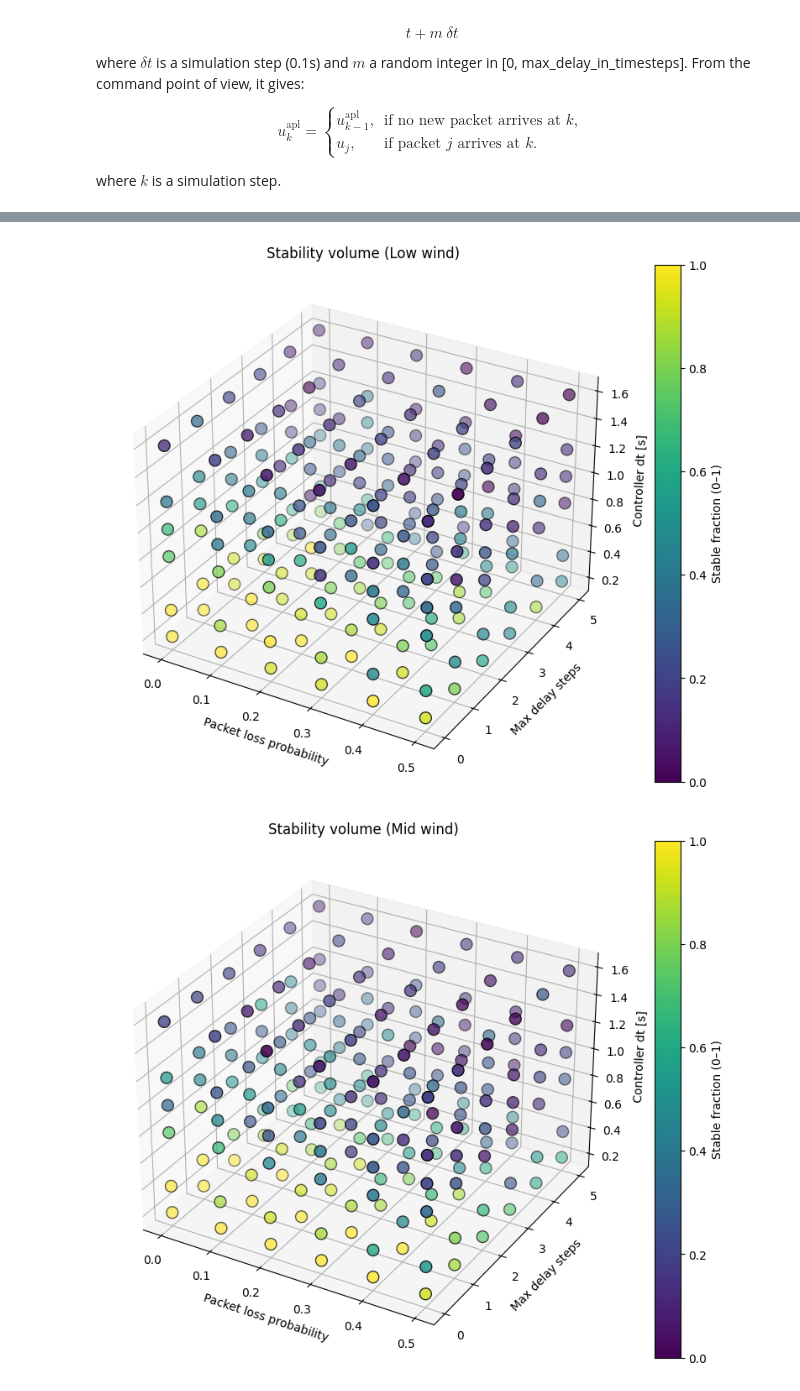
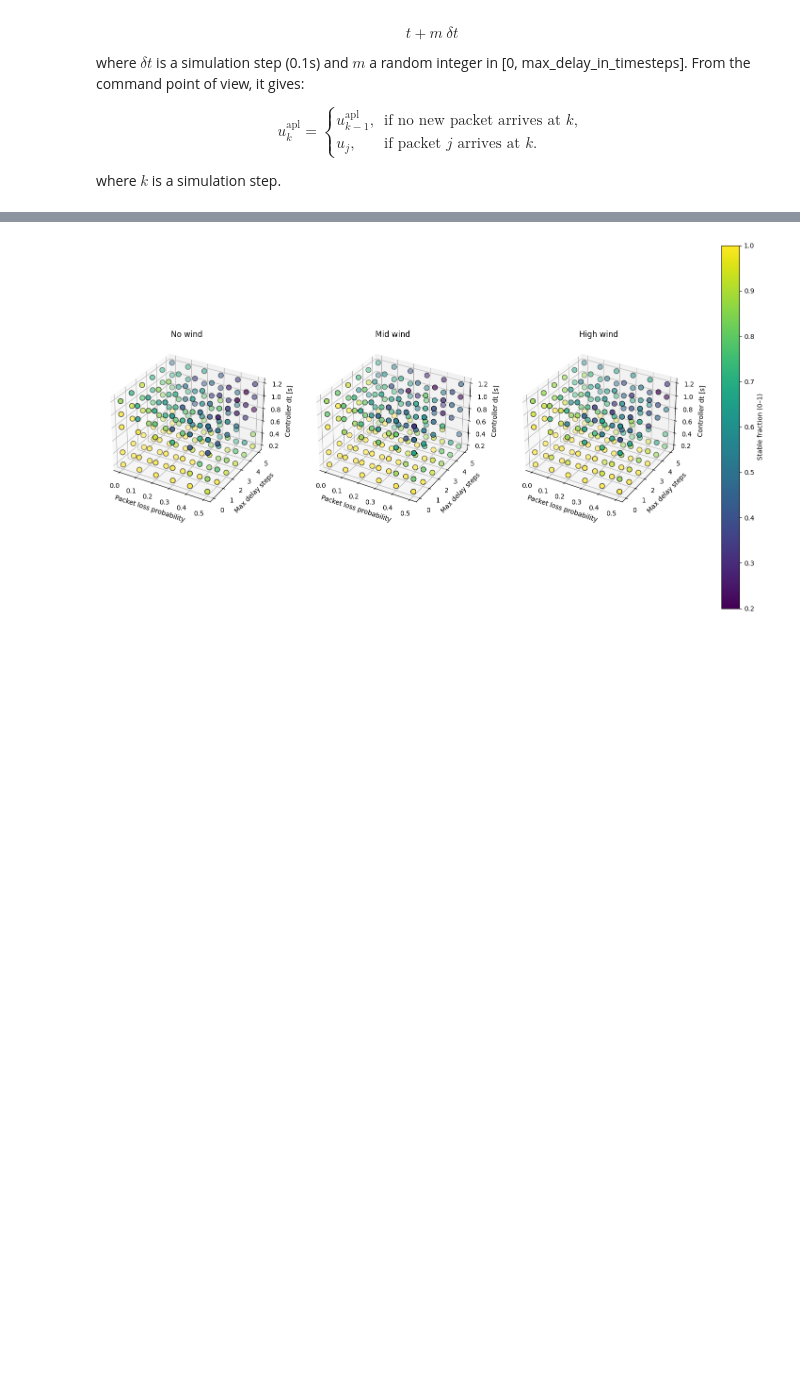
Before and after one commit to cetiennec/etiennechassaing.github.io, a Jupyter notebook: static/book/_sources/drone_delayed_control/case_study.ipynb, the cells around one changed output, grey strips where cells are left out. Saved outputs shown, nothing was run; the diff lists cells and outputs as text; code cells hidden in the pictures; blank space fills up the shorter version.

Commit message:
See if 3d plots appear

```diff
--- a/static/book/_sources/drone_delayed_control/case_study.ipynb
+++ b/static/book/_sources/drone_delayed_control/case_study.ipynb
@@ -490,18 +570,27 @@ for i in range(0,3):
 # %%
 from PidEval import sweep_parameters, plot_stability_volume
+import matplotlib.pyplot as plt
 
-noise_std = 0.02
+noise_std = 0.01
 
 # Three wind scenarios
 wind_scenarios = {
-    "Low wind":  [0.0, 0.0, 0.0, 0.0],
+    "No wind":  [0.0, 0.0, 0.0, 0.0],
     "Mid wind":  [0.05, 0.05, 0.05, 0.01],
     "High wind": [0.1, 0.1, 0.1, 0.02],
 }
 
-for label, wind_std in wind_scenarios.items():
+
+# Create 1×3 subplot grid
+fig, axes = plt.subplots(1, len(wind_scenarios), figsize=(20, 10), subplot_kw={"projection": "3d"})
+
+for ax, (label, wind_std) in zip(axes, wind_scenarios.items()):
     results = sweep_parameters(wind_std, noise_std)
-    plot_stability_volume(results, title=f"Stability volume ({label})")
+    sc = plot_stability_volume(results, title=f"{label}", ax=ax)
+
+# Add one shared colorbar for all subplots
+fig.colorbar(sc, ax=axes, orientation="vertical", label="Stable fraction (0–1)")
+# plt.tight_layout()
+plt.show()
 # %% [output]
-[figure, old version]
+[figure, new version]
-[figure, removed]
```
Also changed, not shown: parts of 32 cells of this notebook, 18 other files.
